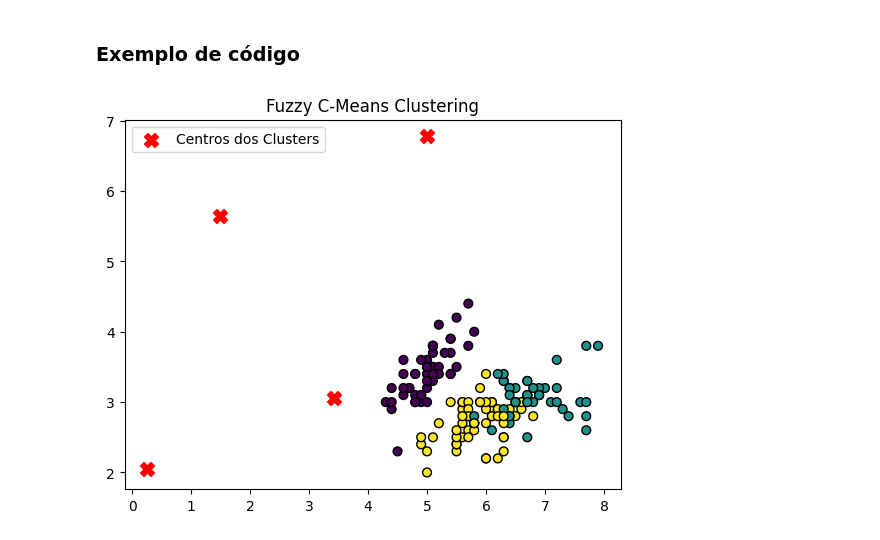
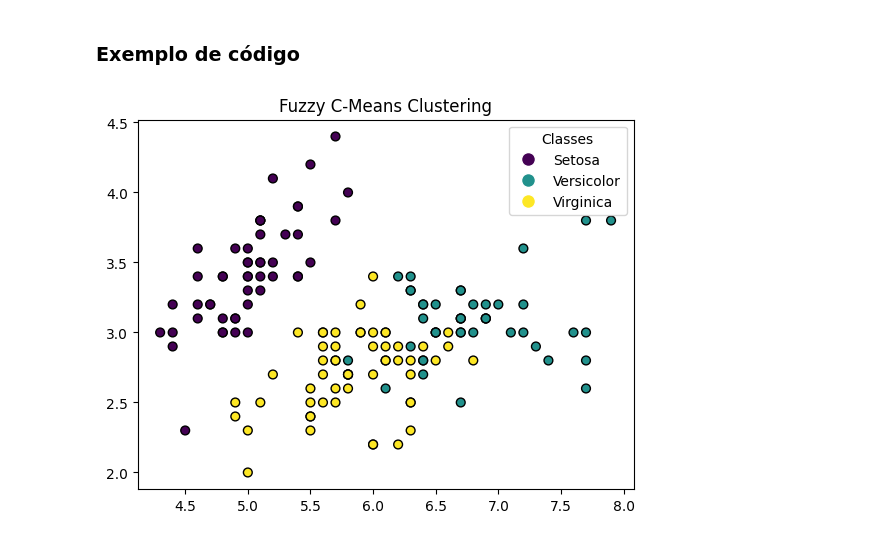
Before and after one commit to lopes-adriano/machine-learning, a Jupyter notebook: fuzzy_cmeans.ipynb, the cells around one changed output. Drawn from its saved outputs; the diff is of its cells as text; code cells hidden in the pictures.

```diff
--- a/fuzzy_cmeans.ipynb
+++ b/fuzzy_cmeans.ipynb
@@ -51,12 +51,14 @@ centers, u, _, _, _, _, _ = fuzz.cluster.cmeans(
 # %%
 # Obter os rótulos dos clusters
 labels = np.argmax(u, axis=0)
 
 # Visualizar os resultados
-plt.scatter(X[0, :], X[1, :], c=labels, cmap='viridis', s=40, edgecolors='k', marker='o')
-plt.scatter(centers[0, :], centers[1, :], c='red', marker='X', s=100, label='Centros dos Clusters')
-plt.legend()
+scatter = plt.scatter(X[0, :], X[1, :], c=labels, cmap='viridis', s=40, edgecolors='k', marker='o')
+
+legend_labels = {0: 'Setosa', 1: 'Versicolor', 2: 'Virginica'}
+handles = [plt.Line2D([0], [0], marker='o', color='w', markerfacecolor=scatter.cmap(scatter.norm(label)), markersize=10, label=legend_labels[label]) for label in legend_labels]
+plt.legend(handles=handles, title='Classes')
 plt.title('Fuzzy C-Means Clustering')
 plt.show()
 # %% [output]
-[figure, old version]
+[figure, new version]
```
